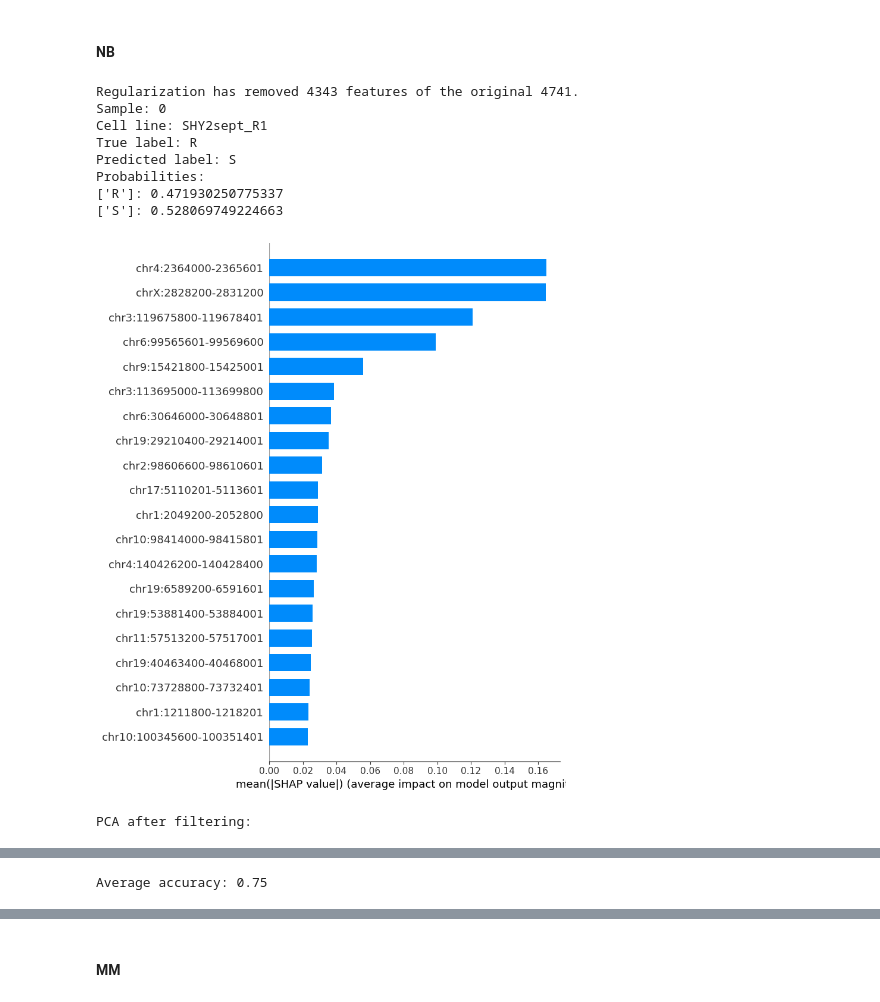
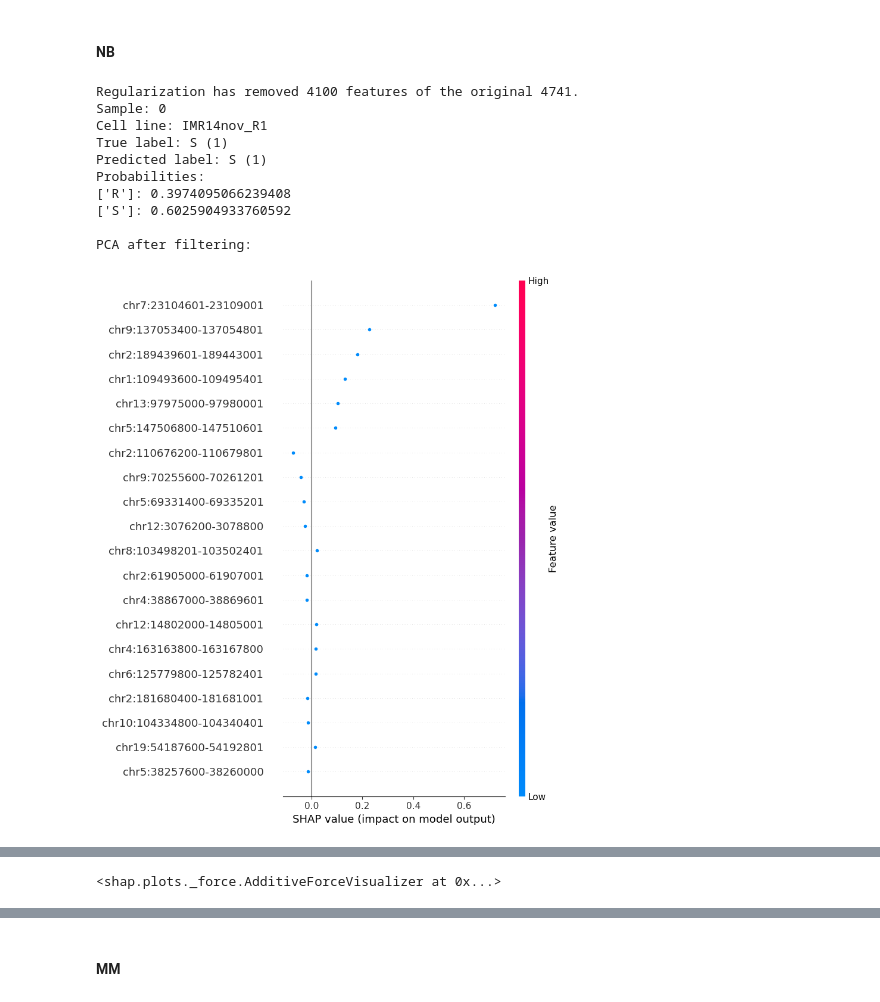
Before and after one commit to Lucmeister55/lvisser, a Jupyter notebook: segment_pm.ipynb, the cells around one changed output, grey strips where cells are left out. Saved outputs shown, nothing was run; the diff lists cells and outputs as text; code cells hidden in the pictures.

```diff
--- a/segment_pm.ipynb
+++ b/segment_pm.ipynb
@@ -473,8 +527,8 @@ def train_and_predict_single(meth_seg_fm, test_size = 0.25, train_indices=None,
     for i in range(len(X_test)):
         print("Sample:", i)
         print("Cell line:", cell_lines_test.iloc[i])
-        print("True label:", encoder.inverse_transform([y_test[i]])[0])
-        print("Predicted label:", y_pred_labels[i])
+        print("True label:", f"{encoder.inverse_transform([y_test[i]])[0]} ({y_test[i]})")
+        print("Predicted label:", f"{encoder.inverse_transform([y_pred[i]])[0]} ({y_pred[i]})")
         print("Probabilities:")
         for j in range(len(class_names)):
             print(f"{encoder.inverse_transform([class_names[j]])}: {y_pred_proba[i, j]}")
@@ -483,8 +537,7 @@ def train_and_predict_single(meth_seg_fm, test_size = 0.25, train_indices=None,
     explainer = shap.LinearExplainer(model, X_train)
     shap_values = explainer.shap_values(X_test)
 
-    # Plot the SHAP values as a bar plot
-    shap.summary_plot(shap_values, X_test, plot_type="bar")
+    shap.summary_plot(shap_values, X_test, feature_names = X_test.columns, show=False)
 
     if dmr or reg:
         # Use loc instead of iloc
@@ -496,12 +549,12 @@ def train_and_predict_single(meth_seg_fm, test_size = 0.25, train_indices=None,
         pca_plot(retained_features_fm, n_components=2, group_column="Group", label_column = "sample_id_adj")
 
     # Get the feature importances
-    importances = model.coef_[0]
+    coeff = model.coef_[0]
 
     # Create a DataFrame with the feature names and their corresponding importances
-    importances_df = pd.DataFrame({'Feature': X_features_prev, 'Importance': importances})
+    coeff_df = pd.DataFrame({'Feature': X_features_prev, 'Coefficients': coeff})
 
-    return model, X_train, X_test, importances_df, shap_values
+    return model, X_train, X_test, coeff_df, explainer, shap_values
 # %%
 def train_and_predict_loo(meth_seg_fm, reg = False, dmr = None):
     # Initialize the encoder, scaler and classifier
@@ -1161,20 +1238,21 @@ meth_seg_promotors_fm.head()
 | 4 | R | JJN3_2_1 | data_OHMX20230016R_MM_2 | 0.316730 | 0.212823 | ... |
 5 rows × 4745 columns
 # %%
-meth_seg_promotors_fm_NB = meth_seg_promotors_fm[meth_seg_promotors_fm["tumor_type"] == "NB"]
-meth_seg_promotors_fm_MM = meth_seg_promotors_fm[meth_seg_promotors_fm["tumor_type"] == "MM"]
+meth_seg_promotors_nb1_fm = meth_seg_promotors_fm[meth_seg_promotors_fm["tumor_type"] == "NB"]
+meth_seg_promotors_mm1_fm = meth_seg_promotors_fm[meth_seg_promotors_fm["tumor_type"] == "MM"]
 # %% [markdown]
 #### NB
 # %%
-model, X_train, X_test, importances_df, shap_values = train_and_predict_single(meth_seg_promotors_fm_NB, test_size = 0.25, reg = True)
+model, X_train, X_test, coeff_df, explainer, shap_values = train_and_predict_single(meth_seg_promotors_nb1_fm, test_size = 0.25, reg = True)
 # %% [output]
-Regularization has removed 4343 features of the original 4741.
+Regularization has removed 4100 features of the original 4741.
 Sample: 0
-Cell line: SHY2sept_R1
-True label: R
-Predicted label: S
+Cell line: IMR14nov_R1
+True label: S (1)
+Predicted label: S (1)
 Probabilities:
-['R']: 0.471930250775337
-['S']: 0.528069749224663
+['R']: 0.3974095066239408
+['S']: 0.6025904933760592
+
+PCA after filtering:
-[figure, old version]
+[figure, new version]
-PCA after filtering:
@@ -1182,4 +1260,8 @@ PCA after filtering:
-# %%
-train_and_predict_loo(meth_seg_promotors_fm_NB, reg = True, dmr = "ttest")
-# %% [output]
-Average accuracy: 0.75
+# %%
+ind = 0
+shap.force_plot(
+    explainer.expected_value, shap_values[ind,:], X_test.iloc[ind,:],
+    feature_names=X_test.columns
+)
+# %% [output]
+<shap.plots._force.AdditiveForceVisualizer at 0x...>
```
Also changed, not shown: parts of 19 cells of this notebook, 5 other files.
